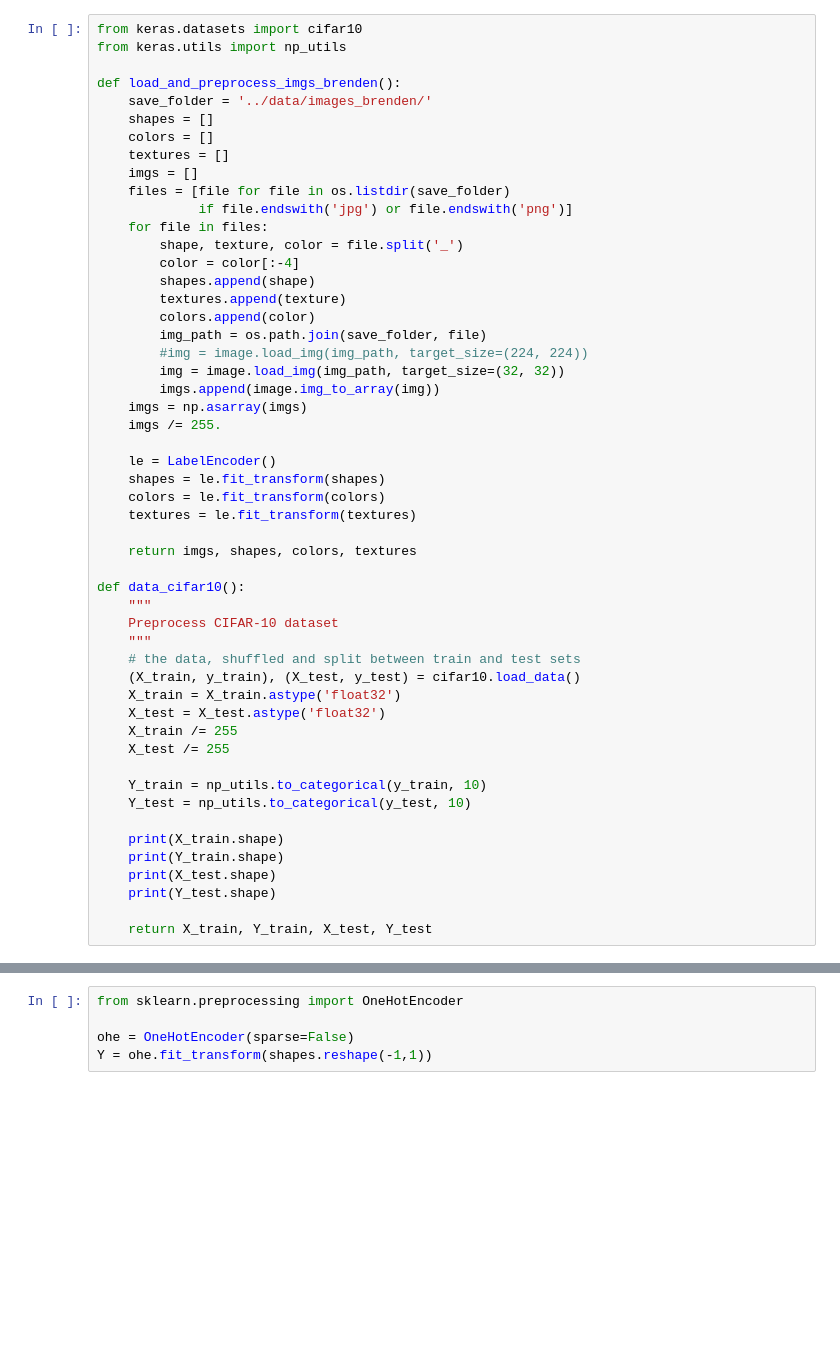
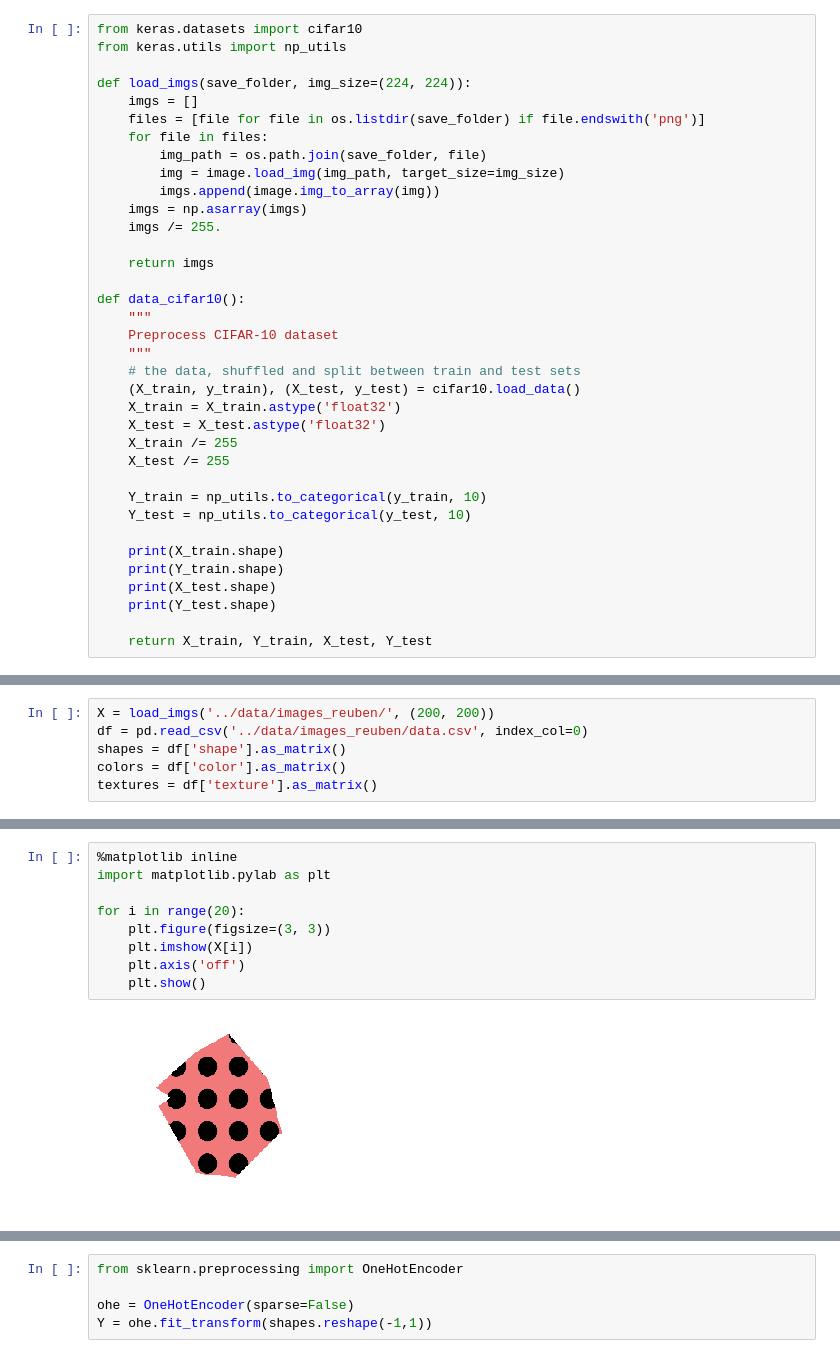
Before and after one commit to rfeinman/learning-to-learn, a Jupyter notebook: notebooks/train_cnn.ipynb, the cells around one changed output, grey strips where cells are left out. Saved outputs shown, nothing was run; the diff lists cells and outputs as text; blank space fills up the shorter version.

```diff
--- a/notebooks/train_cnn.ipynb
+++ b/notebooks/train_cnn.ipynb
@@ -11,33 +10,17 @@ Using TensorFlow backend.
 from keras.datasets import cifar10
 from keras.utils import np_utils
 
-def load_and_preprocess_imgs_brenden():
-    save_folder = '../data/images_brenden/'
-    shapes = []
-    colors = []
-    textures = []
+def load_imgs(save_folder, img_size=(224, 224)):
     imgs = []
-    files = [file for file in os.listdir(save_folder)
-             if file.endswith('jpg') or file.endswith('png')]
+    files = [file for file in os.listdir(save_folder) if file.endswith('png')]
     for file in files:
-        shape, texture, color = file.split('_')
-        color = color[:-4]
-        shapes.append(shape)
-        textures.append(texture)
-        colors.append(color)
         img_path = os.path.join(save_folder, file)
-        #img = image.load_img(img_path, target_size=(224, 224))
-        img = image.load_img(img_path, target_size=(32, 32))
+        img = image.load_img(img_path, target_size=img_size)
         imgs.append(image.img_to_array(img))
     imgs = np.asarray(imgs)
     imgs /= 255.
 
-    le = LabelEncoder()
-    shapes = le.fit_transform(shapes)
-    colors = le.fit_transform(colors)
-    textures = le.fit_transform(textures)
-
-    return imgs, shapes, colors, textures
+    return imgs
 
 def data_cifar10():
     """
@@ -63,0 +45,6 @@ X, shapes, colors, textures = load_and_preprocess_imgs_brenden()
+# %%
+X = load_imgs('../data/images_reuben/', (200, 200))
+df = pd.read_csv('../data/images_reuben/data.csv', index_col=0)
+shapes = df['shape'].as_matrix()
+colors = df['color'].as_matrix()
+textures = df['texture'].as_matrix()
@@ -63,0 +63,11 @@ X, shapes, colors, textures = load_and_preprocess_imgs_brenden()
+# %%
+%matplotlib inline
+import matplotlib.pylab as plt
+
+for i in range(20):
+    plt.figure(figsize=(3, 3))
+    plt.imshow(X[i])
+    plt.axis('off')
+    plt.show()
+# %% [output]
+[figure, added]
```
Also changed, not shown: parts of 8 cells of this notebook, 1 other file.
